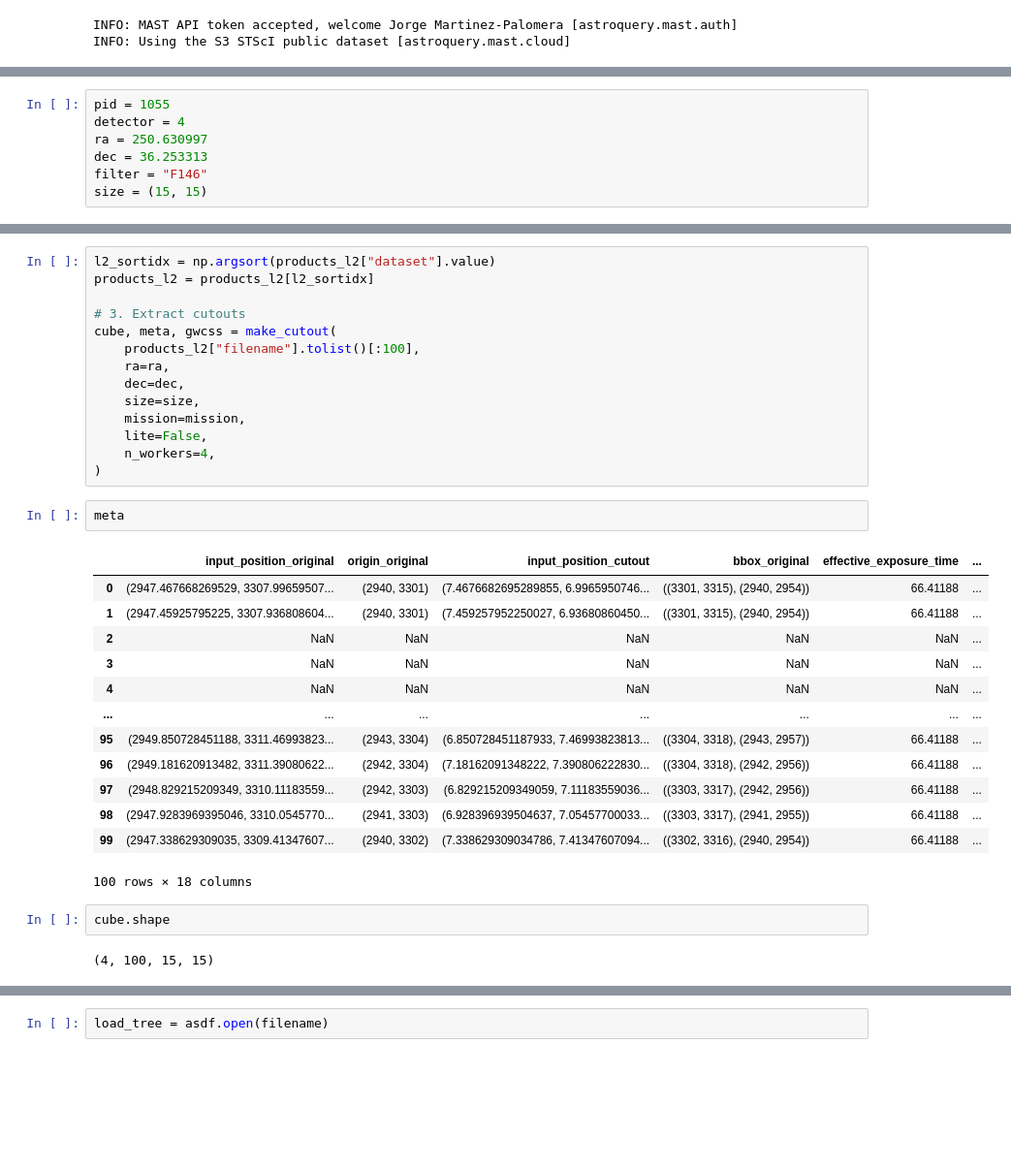
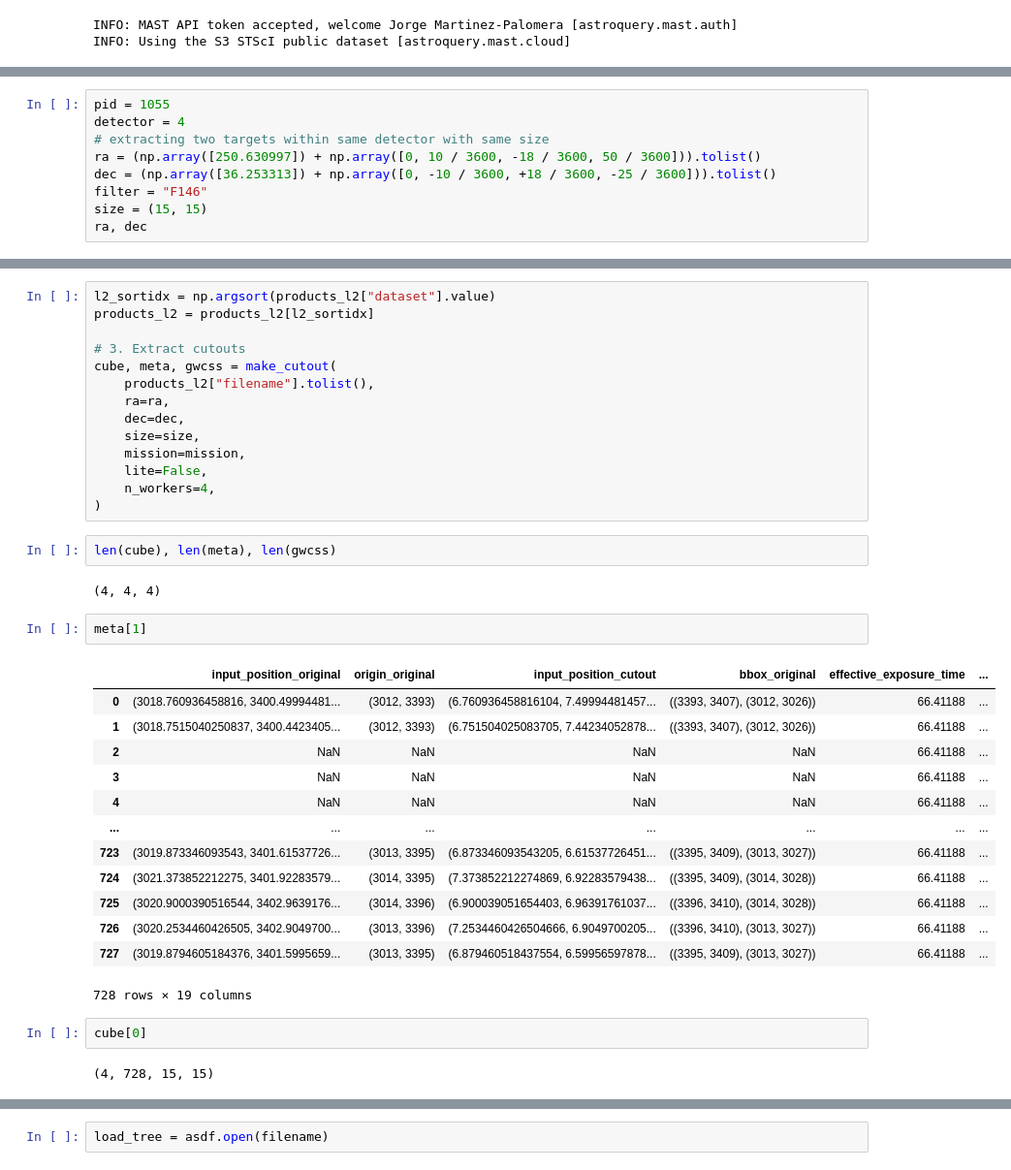
Before and after one commit to jorgemarpa/roman-cuts, a Jupyter notebook: docs/tutorial-com.ipynb, the cells around one changed output, grey strips where cells are left out. Shown at 97% size. Drawn from its saved outputs; the diff is of its cells as text; blank space fills up the shorter version.

```diff
--- a/docs/tutorial-com.ipynb
+++ b/docs/tutorial-com.ipynb
@@ -30,7 +34,9 @@ INFO: Using the S3 STScI public dataset [astroquery.mast.cloud]
 # %%
 pid = 1055
 detector = 4
-ra = 250.630997
-dec = 36.253313
+# extracting two targets within same detector with same size
+ra = (np.array([250.630997]) + np.array([0, 10 / 3600, -18 / 3600, 50 / 3600])).tolist()
+dec = (np.array([36.253313]) + np.array([0, -10 / 3600, +18 / 3600, -25 / 3600])).tolist()
 filter = "F146"
 size = (15, 15)
+ra, dec
@@ -75,7 +84,7 @@ products_l2 = products_l2[l2_sortidx]
 
 # 3. Extract cutouts
 cube, meta, gwcss = make_cutout(
-    products_l2["filename"].tolist()[:100],
+    products_l2["filename"].tolist(),
     ra=ra,
     dec=dec,
     size=size,
@@ -83,24 +92,28 @@ cube, meta, gwcss = make_cutout(
     lite=False,
     n_workers=4,
 )
+# %%
+len(cube), len(meta), len(gwcss)
+# %% [output]
+(4, 4, 4)
 # %%
-meta
+meta[1]
 # %% [output]
 |  | input_position_original | origin_original | input_position_cutout | bbox_original | effective_exposure_time | ... |
-| 0 | (2947.467668269529, 3307.99659507... | (2940, 3301) | (7.4676682695289855, 6.9965950746... | ((3301, 3315), (2940, 2954)) | 66.41188 | ... |
-| 1 | (2947.45925795225, 3307.936808604... | (2940, 3301) | (7.459257952250027, 6.93680860450... | ((3301, 3315), (2940, 2954)) | 66.41188 | ... |
-| 2 | NaN | NaN | NaN | NaN | NaN | ... |
-| 3 | NaN | NaN | NaN | NaN | NaN | ... |
-| 4 | NaN | NaN | NaN | NaN | NaN | ... |
+| 0 | (3018.760936458816, 3400.49994481... | (3012, 3393) | (6.760936458816104, 7.49994481457... | ((3393, 3407), (3012, 3026)) | 66.41188 | ... |
+| 1 | (3018.7515040250837, 3400.4423405... | (3012, 3393) | (6.751504025083705, 7.44234052878... | ((3393, 3407), (3012, 3026)) | 66.41188 | ... |
+| 2 | NaN | NaN | NaN | NaN | 66.41188 | ... |
+| 3 | NaN | NaN | NaN | NaN | 66.41188 | ... |
+| 4 | NaN | NaN | NaN | NaN | 66.41188 | ... |
 | ... | ... | ... | ... | ... | ... | ... |
-| 95 | (2949.850728451188, 3311.46993823... | (2943, 3304) | (6.850728451187933, 7.46993823813... | ((3304, 3318), (2943, 2957)) | 66.41188 | ... |
-| 96 | (2949.181620913482, 3311.39080622... | (2942, 3304) | (7.18162091348222, 7.390806222830... | ((3304, 3318), (2942, 2956)) | 66.41188 | ... |
-| 97 | (2948.829215209349, 3310.11183559... | (2942, 3303) | (6.829215209349059, 7.11183559036... | ((3303, 3317), (2942, 2956)) | 66.41188 | ... |
-| 98 | (2947.9283969395046, 3310.0545770... | (2941, 3303) | (6.928396939504637, 7.05457700033... | ((3303, 3317), (2941, 2955)) | 66.41188 | ... |
-| 99 | (2947.338629309035, 3309.41347607... | (2940, 3302) | (7.338629309034786, 7.41347607094... | ((3302, 3316), (2940, 2954)) | 66.41188 | ... |
+| 723 | (3019.873346093543, 3401.61537726... | (3013, 3395) | (6.873346093543205, 6.61537726451... | ((3395, 3409), (3013, 3027)) | 66.41188 | ... |
+| 724 | (3021.373852212275, 3401.92283579... | (3014, 3395) | (7.373852212274869, 6.92283579438... | ((3395, 3409), (3014, 3028)) | 66.41188 | ... |
+| 725 | (3020.9000390516544, 3402.9639176... | (3014, 3396) | (6.900039051654403, 6.96391761037... | ((3396, 3410), (3014, 3028)) | 66.41188 | ... |
+| 726 | (3020.2534460426505, 3402.9049700... | (3013, 3396) | (7.2534460426504666, 6.9049700205... | ((3396, 3410), (3013, 3027)) | 66.41188 | ... |
+| 727 | (3019.8794605184376, 3401.5995659... | (3013, 3395) | (6.879460518437554, 6.59956597878... | ((3395, 3409), (3013, 3027)) | 66.41188 | ... |
-100 rows × 18 columns
+728 rows × 19 columns
 # %%
-cube.shape
+cube[0]
 # %% [output]
-(4, 100, 15, 15)
+(4, 728, 15, 15)
 # %%
```
Also changed, not shown: parts of 5 cells of this notebook.
